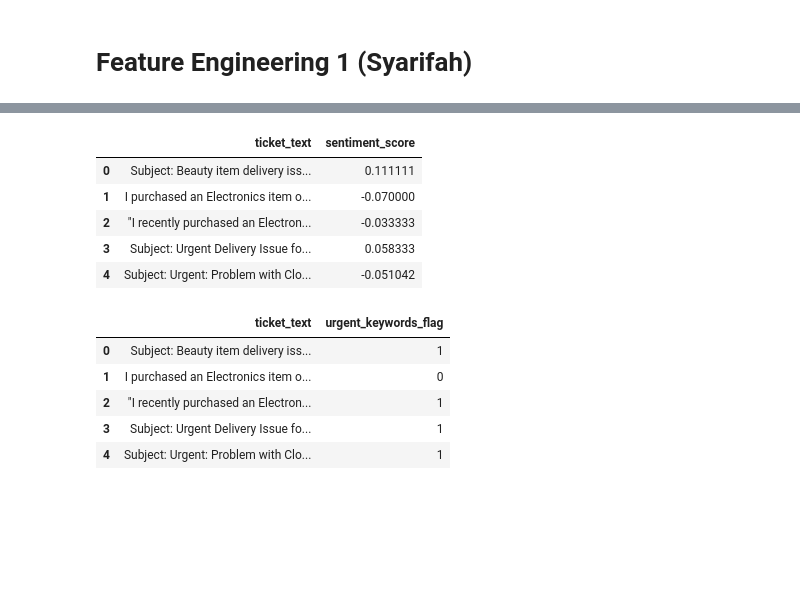
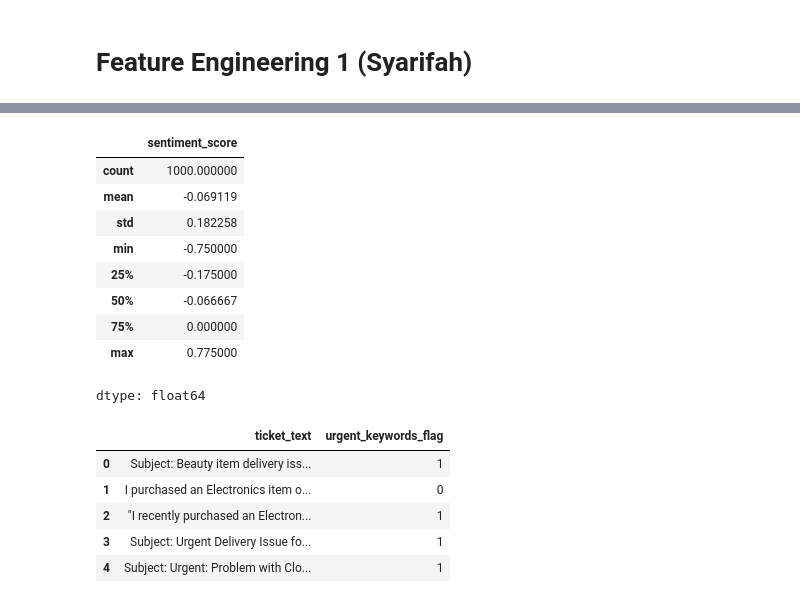
Before and after one commit to Bushraaaaaaaa/WIE3007-DMW-GroupAssignment, a Jupyter notebook: DMW_GroupProject.ipynb, the cells around one changed output, grey strips where cells are left out. Saved outputs shown, nothing was run; the diff lists cells and outputs as text; code cells hidden in the pictures; blank space fills up the shorter version.

Commit message:
Refactor sentiment score feature extraction

```diff
--- a/DMW_GroupProject.ipynb
+++ b/DMW_GroupProject.ipynb
@@ -283,21 +283,29 @@ from textblob import TextBlob
 # %%
 # FE Task 1 — Sentiment Score
 
 def compute_sentiment(text):
-    if pd.isna(text):
-        return 0
+    """
+    Compute sentiment polarity score using TextBlob.
+    Returns value in range [-1, 1].
+    """
+    if pd.isna(text) or text.strip() == "":
+        return 0.0
     return TextBlob(text).sentiment.polarity
 
 df["sentiment_score"] = df["ticket_text"].apply(compute_sentiment)
 
-df[["ticket_text", "sentiment_score"]].head()
+df["sentiment_score"].describe()
 # %% [output]
-|  | ticket_text | sentiment_score |
-| 0 | Subject: Beauty item delivery iss... | 0.111111 |
-| 1 | I purchased an Electronics item o... | -0.070000 |
-| 2 | "I recently purchased an Electron... | -0.033333 |
-| 3 | Subject: Urgent Delivery Issue fo... | 0.058333 |
-| 4 | Subject: Urgent: Problem with Clo... | -0.051042 |
+|  | sentiment_score |
+| count | 1000.000000 |
+| mean | -0.069119 |
+| std | 0.182258 |
+| min | -0.750000 |
+| 25% | -0.175000 |
+| 50% | -0.066667 |
+| 75% | 0.000000 |
+| max | 0.775000 |
+dtype: float64
 # %%
 # FE Task 1 — Urgent Keyword Flag
 
```
Also changed, not shown: parts of 2 cells of this notebook.
